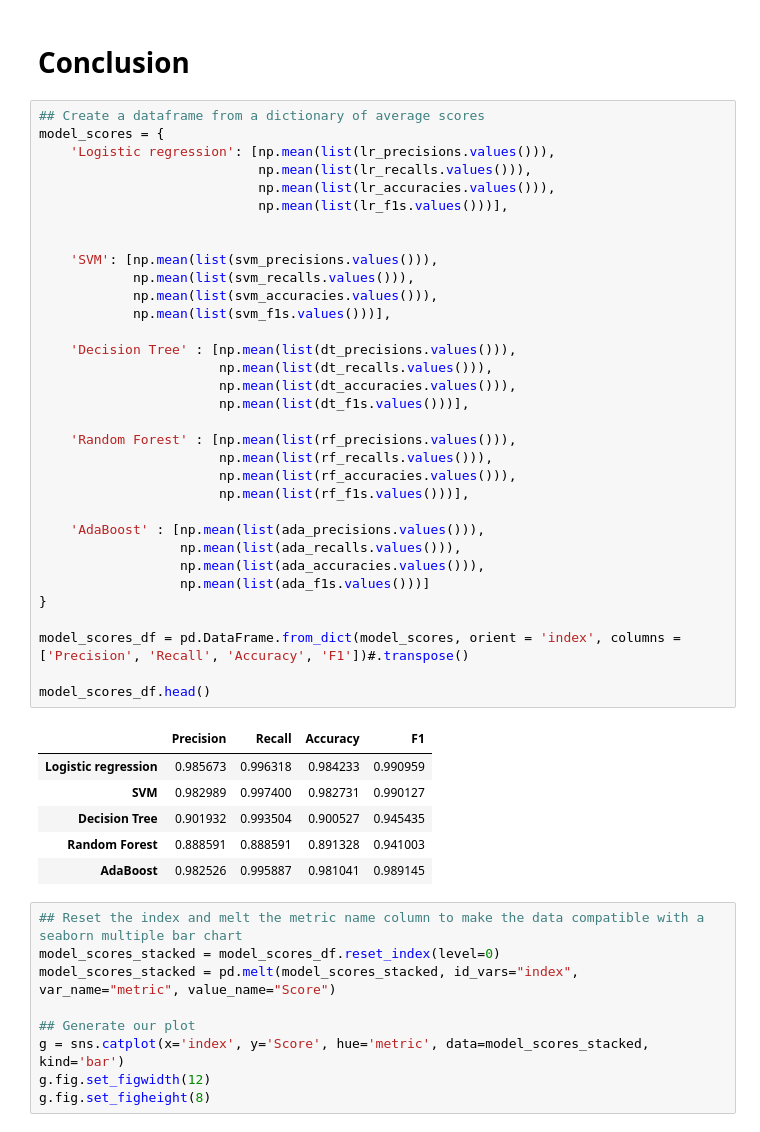
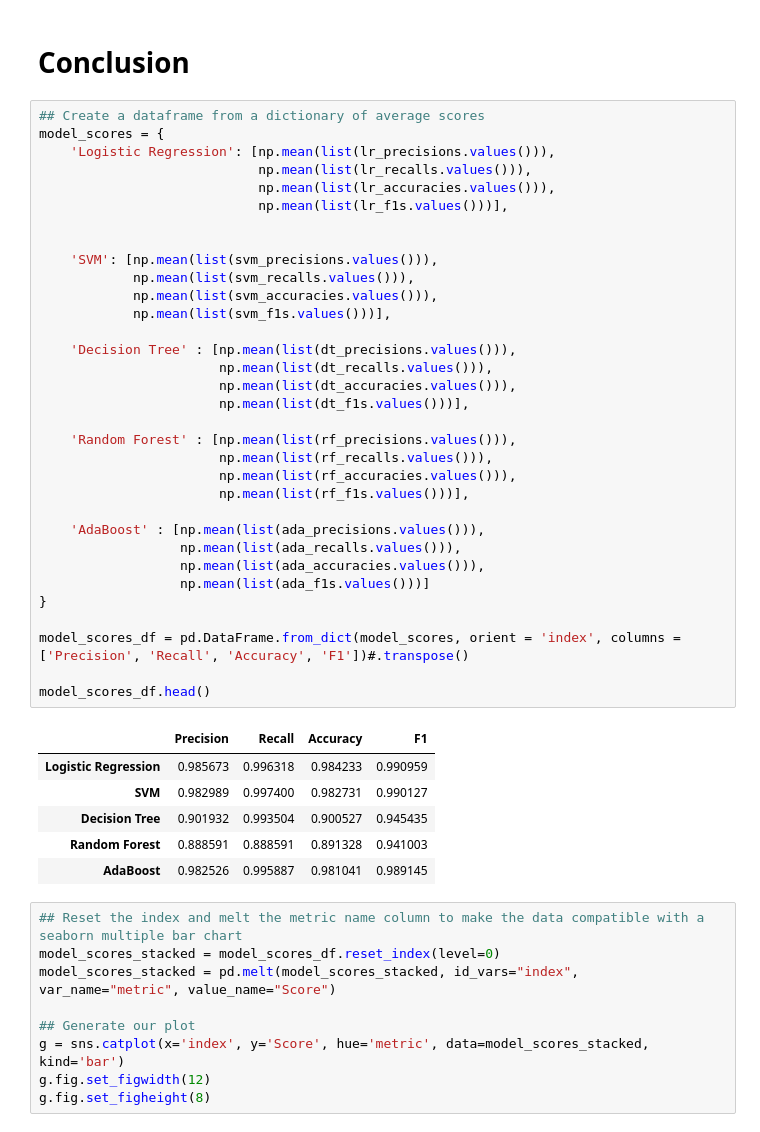
Before and after one commit to aarbisman/spam_classification, a Jupyter notebook: model_comparison.ipynb, the cells around one changed output. Saved outputs shown, nothing was run; the diff lists cells and outputs as text.

```diff
--- a/model_comparison.ipynb
+++ b/model_comparison.ipynb
@@ -846,39 +850,39 @@ Average F1: 0.9891
 # %%
 ## Create a dataframe from a dictionary of average scores
 model_scores = {
-    'Logistic regression': [np.mean(list(lr_precisions.values())),
+    'Logistic Regression': [np.mean(list(lr_precisions.values())),
                             np.mean(list(lr_recalls.values())),
                             np.mean(list(lr_accuracies.values())),
                             np.mean(list(lr_f1s.values()))],
 
 
     'SVM': [np.mean(list(svm_precisions.values())),
             np.mean(list(svm_recalls.values())),
             np.mean(list(svm_accuracies.values())),
             np.mean(list(svm_f1s.values()))],
 
     'Decision Tree' : [np.mean(list(dt_precisions.values())),
                        np.mean(list(dt_recalls.values())),
                        np.mean(list(dt_accuracies.values())),
                        np.mean(list(dt_f1s.values()))],
 
     'Random Forest' : [np.mean(list(rf_precisions.values())),
                        np.mean(list(rf_recalls.values())),
                        np.mean(list(rf_accuracies.values())),
                        np.mean(list(rf_f1s.values()))],
 
     'AdaBoost' : [np.mean(list(ada_precisions.values())),
                   np.mean(list(ada_recalls.values())),
                   np.mean(list(ada_accuracies.values())),
                   np.mean(list(ada_f1s.values()))]
 }
 
 model_scores_df = pd.DataFrame.from_dict(model_scores, orient = 'index', columns = ['Precision', 'Recall', 'Accuracy', 'F1'])#.transpose()
 
 model_scores_df.head()
 # %% [output]
 |  | Precision | Recall | Accuracy | F1 |
-| Logistic regression | 0.985673 | 0.996318 | 0.984233 | 0.990959 |
+| Logistic Regression | 0.985673 | 0.996318 | 0.984233 | 0.990959 |
 | SVM | 0.982989 | 0.997400 | 0.982731 | 0.990127 |
 | Decision Tree | 0.901932 | 0.993504 | 0.900527 | 0.945435 |
 | Random Forest | 0.888591 | 0.888591 | 0.891328 | 0.941003 |
```
Also changed, not shown: parts of 5 cells of this notebook.
